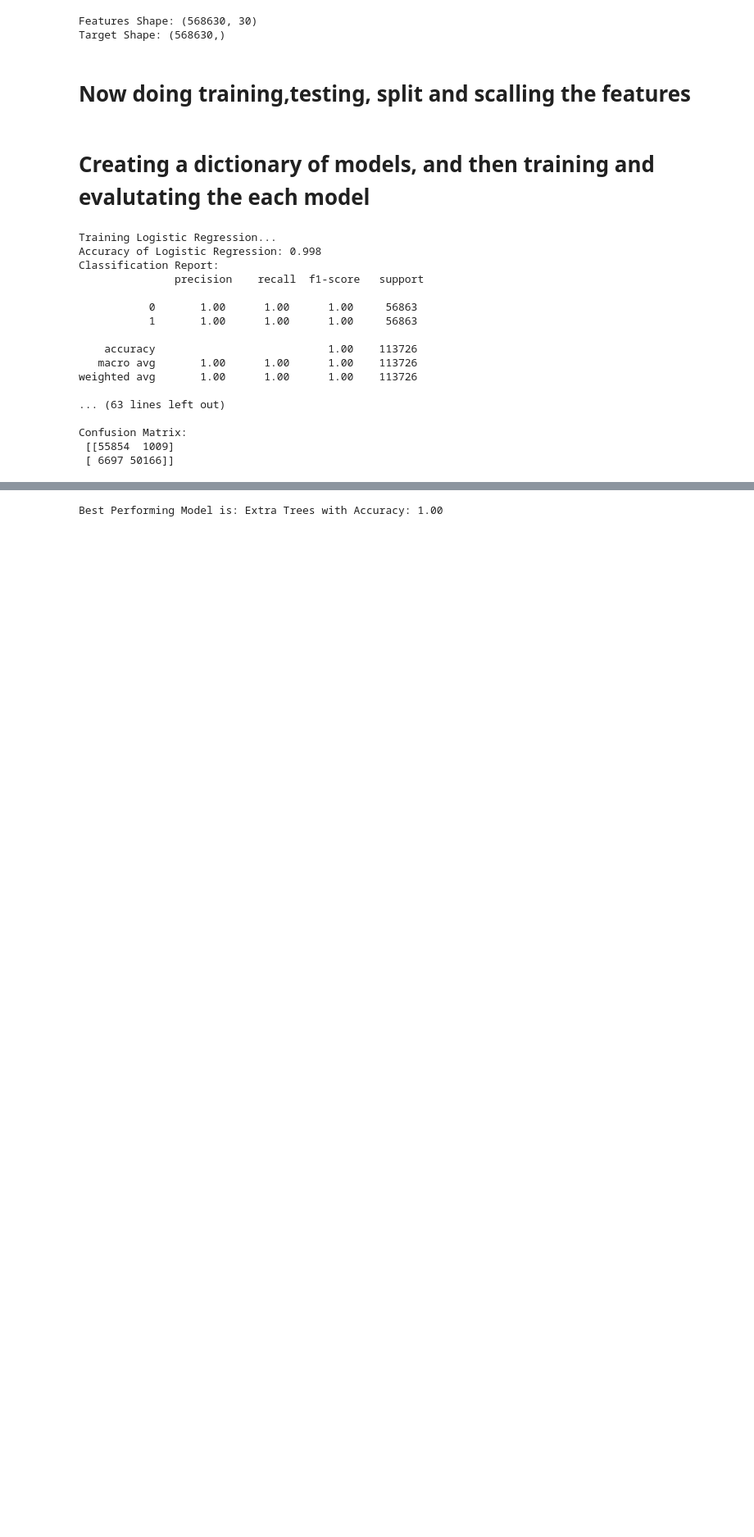
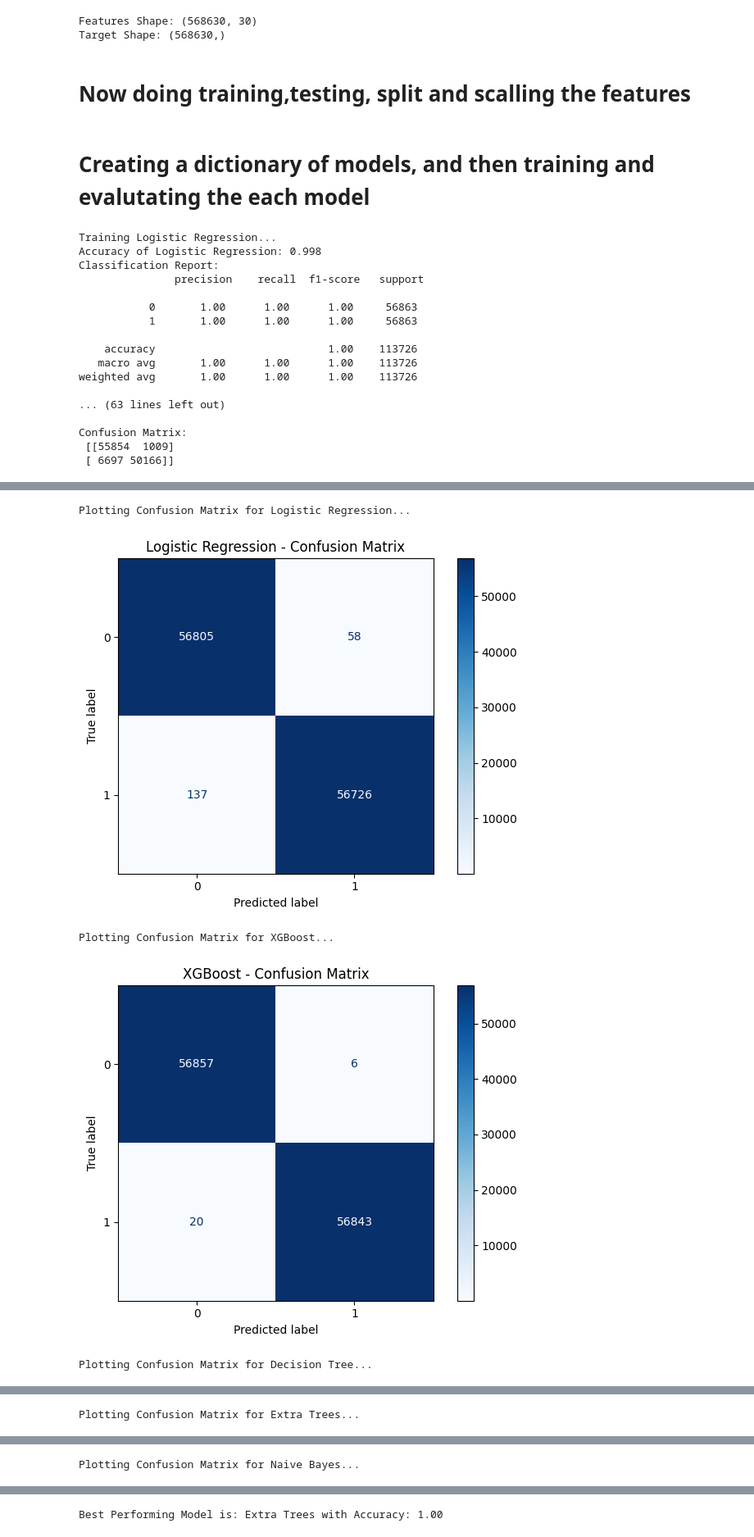
Before and after one commit to Fauzan555/Credit_card_fraud_detection, a Jupyter notebook: credit_card_fraud_detection.ipynb, the cells around one changed output, grey strips where cells are left out. Shown: that part at 82% size. Drawn from its saved outputs; the diff is of its cells as text; code cells hidden in the pictures; blank space fills up the shorter version.

```diff
--- a/credit_card_fraud_detection.ipynb
+++ b/credit_card_fraud_detection.ipynb
@@ -111,0 +112,21 @@ Confusion Matrix:
+# %%
+import matplotlib.pyplot as plt
+from sklearn.metrics import ConfusionMatrixDisplay
+
+for name, model in models.items():
+    print(f"\nPlotting Confusion Matrix for {name}...")
+
+    y_pred = model.predict(X_test_scaled)
+    conf_matrix = confusion_matrix(y_test, y_pred)
+
+    disp = ConfusionMatrixDisplay(confusion_matrix=conf_matrix, display_labels=[0, 1])
+    disp.plot(cmap='Blues', values_format='d')
+    plt.title(f"{name} - Confusion Matrix")
+    plt.tight_layout()
+    plt.show()
+# %% [output]
+Plotting Confusion Matrix for Logistic Regression...
+[figure, added]
+Plotting Confusion Matrix for XGBoost...
+[figure, added]
+Plotting Confusion Matrix for Decision Tree...
@@ -111,0 +134 @@ Confusion Matrix:
+Plotting Confusion Matrix for Extra Trees...
@@ -111,0 +136 @@ Confusion Matrix:
+Plotting Confusion Matrix for Naive Bayes...
```
Also changed, not shown: parts of 7 cells of this notebook.
